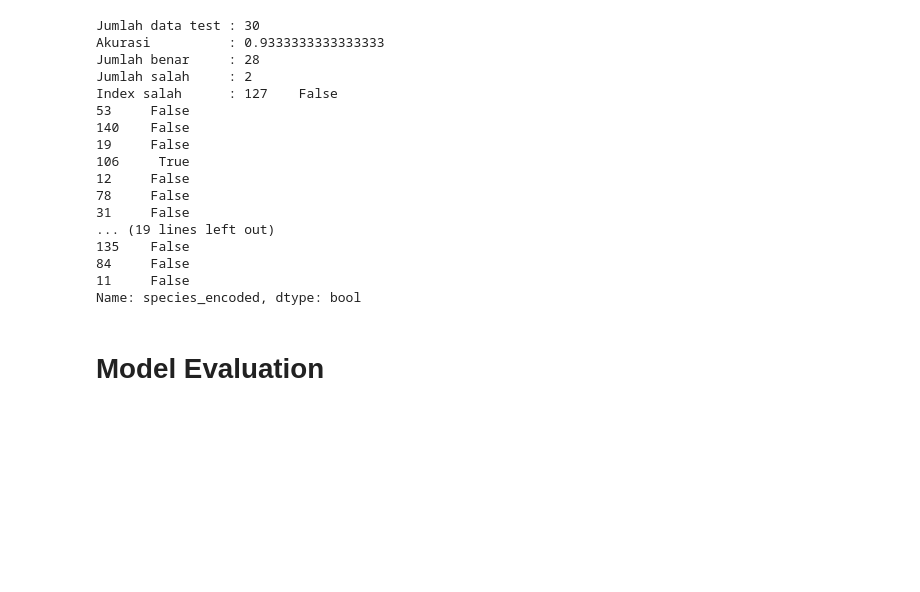
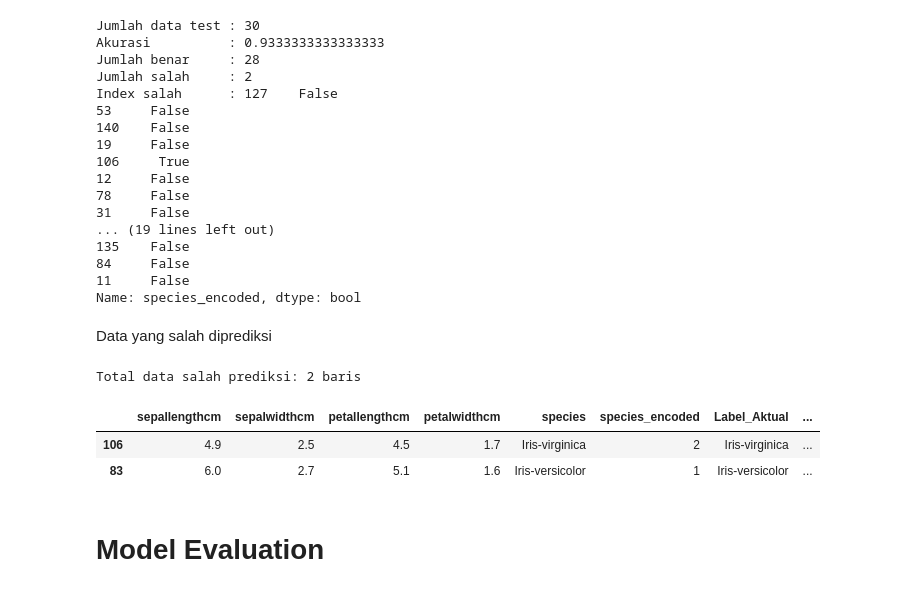
Before and after one commit to PashaAkrilian/KNN-Model-Implementation-, a Jupyter notebook: knn-model-implementation.ipynb, the cells around one changed output. Drawn from its saved outputs; the diff is of its cells as text; code cells hidden in the pictures; blank space fills up the shorter version.

```diff
--- a/knn-model-implementation.ipynb
+++ b/knn-model-implementation.ipynb
@@ -489,6 +489,30 @@ Index salah      : 127    False
 84     False
 11     False
 Name: species_encoded, dtype: bool
+# %% [markdown]
+Data yang salah diprediksi
+# %%
+import pandas as pd
+
+# 1. Buat kondisi (mask) di mana nilai aktual tidak sama dengan prediksi
+salah_prediksi_mask = y_test != y_pred
+
+# 2. Ambil data asli dari df_clean berdasarkan indeks data yang salah
+# (Indeks dari y_test tetap sama dengan indeks di df_clean saat di-split)
+data_salah = df_clean.loc[y_test[salah_prediksi_mask].index].copy()
+
+# 3. Tambahkan kolom Aktual dan Prediksi agar mudah dibaca (ubah kembali ke bentuk teks)
+data_salah['Label_Aktual'] = encoder.inverse_transform(y_test[salah_prediksi_mask])
+data_salah['Label_Prediksi'] = encoder.inverse_transform(y_pred[salah_prediksi_mask])
+
+# 4. Tampilkan data yang salah prediksi
+print(f"Total data salah prediksi: {len(data_salah)} baris\n")
+display(data_salah)
+# %% [output]
+Total data salah prediksi: 2 baris
+|  | sepallengthcm | sepalwidthcm | petallengthcm | petalwidthcm | species | species_encoded | Label_Aktual | ... |
+| 106 | 4.9 | 2.5 | 4.5 | 1.7 | Iris-virginica | 2 | Iris-virginica | ... |
+| 83 | 6.0 | 2.7 | 5.1 | 1.6 | Iris-versicolor | 1 | Iris-versicolor | ... |
 # %% [markdown]
 # Model Evaluation
 # %%
```
Also changed, not shown: parts of 11 cells of this notebook.
